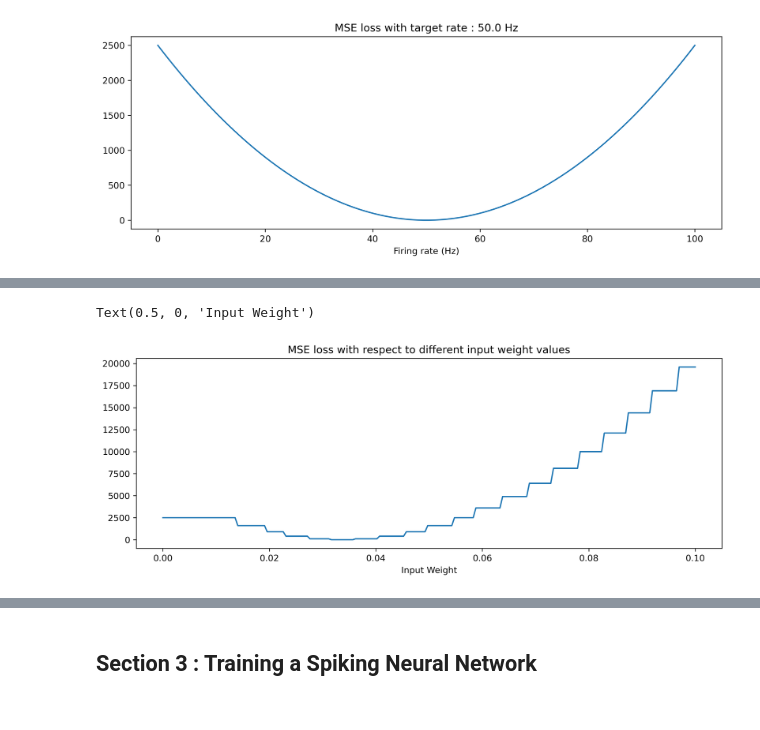
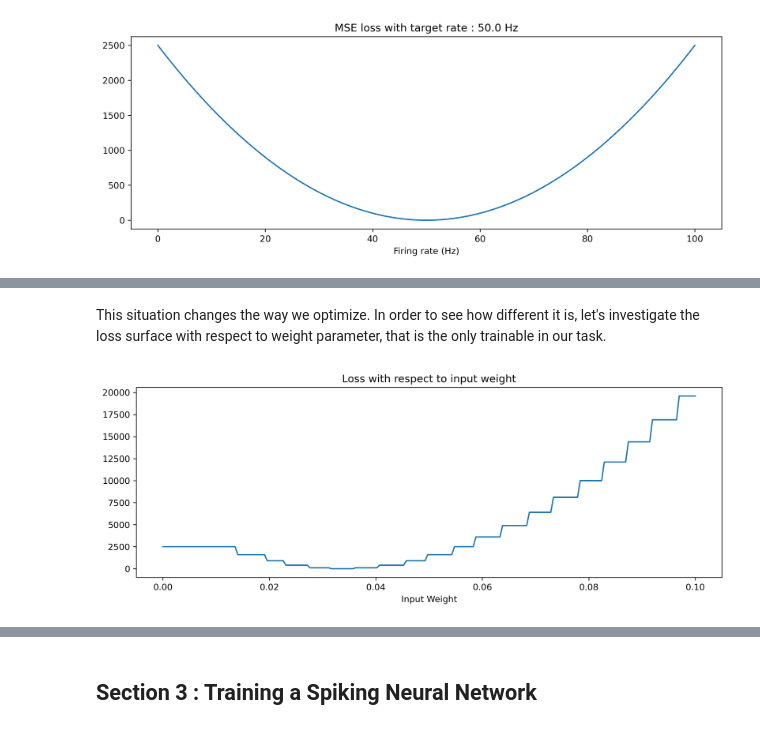
Before and after one commit to synsense/snn-workshop-amld-2022, a Jupyter notebook: 3. Training SNNs from scracth/training_snn_rate.ipynb, the cells around one changed output, grey strips where cells are left out. Drawn from its saved outputs; the diff is of its cells as text; code cells hidden in the pictures.

```diff
--- a/3. Training SNNs from scracth/training_snn_rate.ipynb
+++ b/3. Training SNNs from scracth/training_snn_rate.ipynb
@@ -274,36 +254,37 @@ Now let's investigat the loss surface with respect to input weight
+# %% [markdown]
+This situation changes the way we optimize. In order to see how different it is, let's investigate the loss surface with respect to weight parameter, that is the only trainable in our task.
 # %%
 loss_trace = []
 grad_trace = []
 rate_trace = []
 
 W = np.linspace(0, .1, 200, dtype=np.float32)
 
 # Sweep over the weights
 for w in W:
     # Redefine the model with a different input weight
     lin = LinearTorch((1, 1), weight = torch.tensor([[w]]), has_bias=False)
     model = Sequential(lin, lif, readout)
 
     # Simulate the network exactly with the same input
     model.reset_state()
     out, _, _ = model.evolve(spike_ts, record=True)
     rate_trace.append(out.item())
 
     # Calculate and record the loss
     loss = crit(target, out)
     loss_trace.append(loss.item())
 
     # Error backpropagation
     # loss -> readout -> lif -> linear
     loss.backward()
     grad_trace.append(model[0].weight.grad.item())
 
 # Plot
 plt.figure()
 plt.plot(W, loss_trace)
-plt.title("MSE loss with respect to different input weight values")
-plt.xlabel("Input Weight")
+plt.title("Loss with respect to input weight")
+plt.xlabel("Input Weight");
 # %% [output]
-Text(0.5, 0, 'Input Weight')
-[figure, old version]
+[figure, new version]
 # %% [markdown]
```
Also changed, not shown: parts of 37 cells of this notebook.
